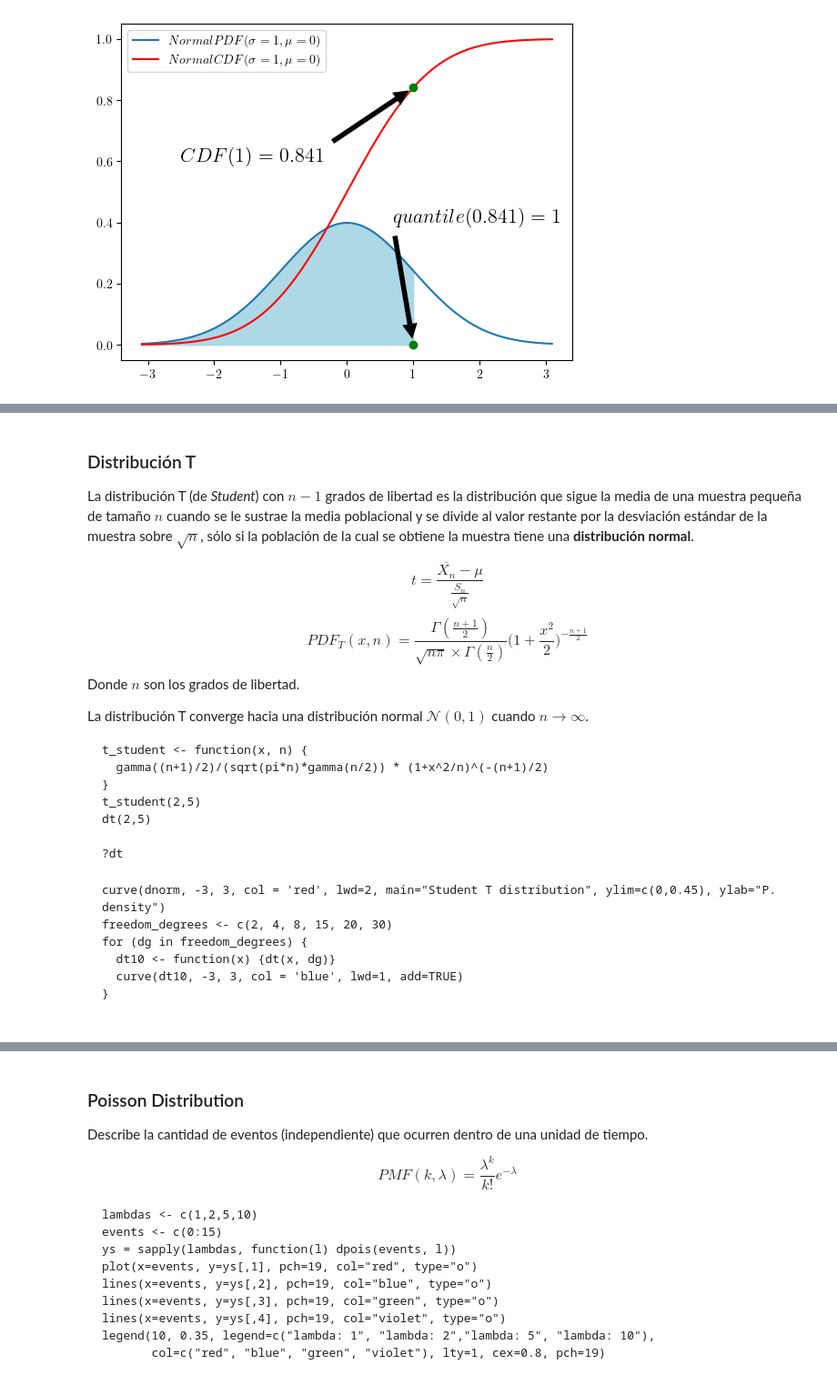
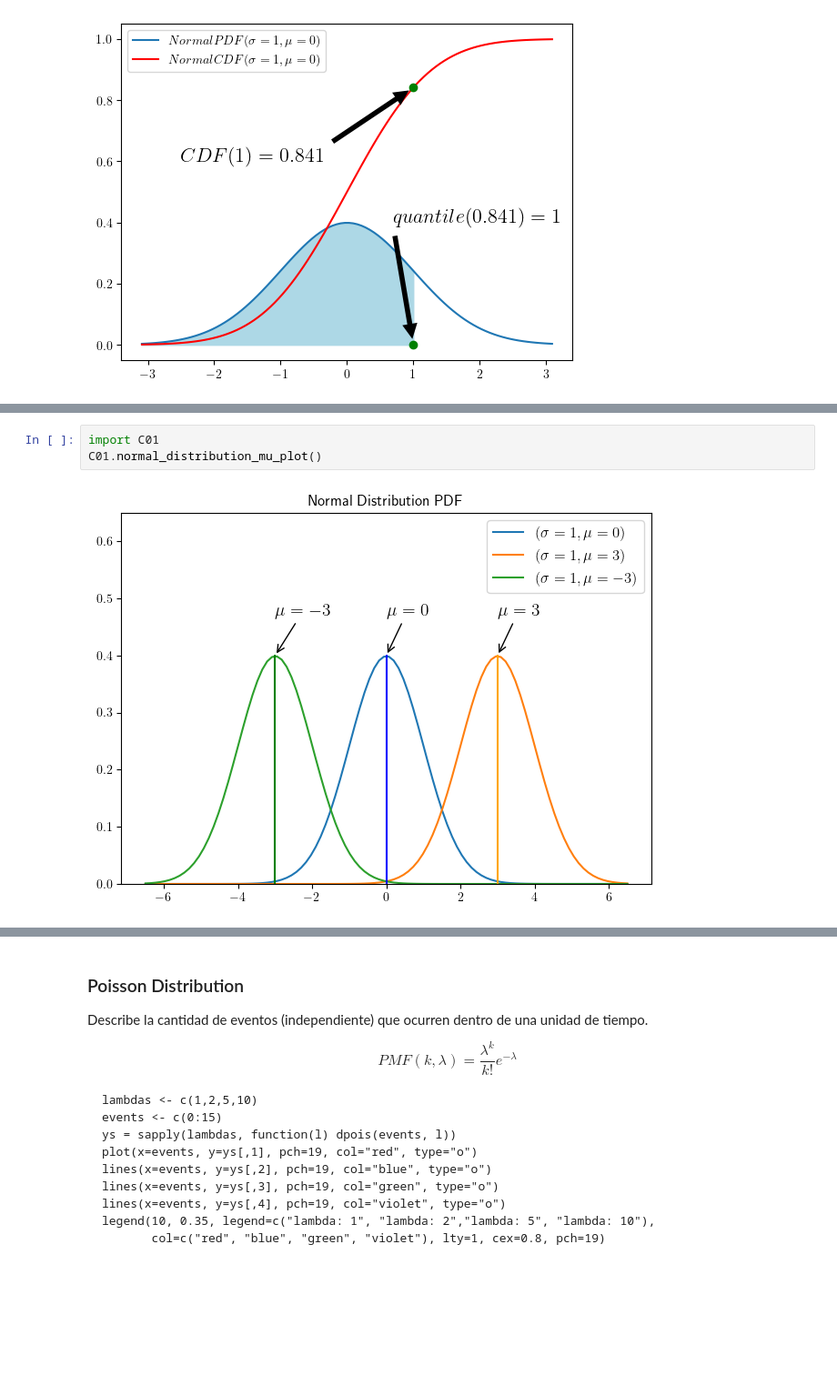
Before and after one commit to javieriserte/qualitative-data-course, a Jupyter notebook: classes/C01.1.Variables_y_funciones.ipynb, the cells around one changed output, grey strips where cells are left out. Shown at 91% size. Drawn from its saved outputs; the diff is of its cells as text; blank space fills up the shorter version.

````diff
--- a/classes/C01.1.Variables_y_funciones.ipynb
+++ b/classes/C01.1.Variables_y_funciones.ipynb
@@ -271,31 +180,5 @@ for (sample in samples) {
-# %% [markdown]
-
-### Distribución T
-
-La distribución T (de *Student*) con $n-1$ grados de libertad es la distribución que sigue la media de una muestra pequeña de tamaño $n$ cuando se le sustrae la media poblacional y se divide al valor restante por la desviación estándar de la muestra sobre $\sqrt{n}$, sólo si la población de la cual se obtiene la muestra tiene una **distribución normal**.
-
-$$t = \frac{\overline{X_{n}}-\mu}{\frac{S_{n}}{\sqrt{n}}}$$
-$$PDF_{T}(x, n) = \frac{\Gamma (\frac{n+1}{2})}{\sqrt{n\pi}\times \Gamma(\frac{n}{2})}\bigg(1+\frac{x^2}{2}\bigg)^{-\frac{n+1}{2}}$$
-Donde $n$ son los grados de libertad.
-
-La distribución T converge hacia una distribución normal $\mathcal{N}(0,1)$ cuando $n \rightarrow \infty$.
-
-```{r}
-t_student <- function(x, n) {
-  gamma((n+1)/2)/(sqrt(pi*n)*gamma(n/2)) * (1+x^2/n)^(-(n+1)/2)
-}
-t_student(2,5)
-dt(2,5)
-
-?dt
-```
-
-```{r}
-curve(dnorm, -3, 3, col = 'red', lwd=2, main="Student T distribution", ylim=c(0,0.45), ylab="P. density")
-freedom_degrees <- c(2, 4, 8, 15, 20, 30)
-for (dg in freedom_degrees) {
-  dt10 <- function(x) {dt(x, dg)}
-  curve(dt10, -3, 3, col = 'blue', lwd=1, add=TRUE)
-}
-
-```
+# %%
+import C01
+C01.normal_distribution_mu_plot()
+# %% [output]
+[figure, added]
````
Also changed, not shown: parts of 20 cells of this notebook, 1 other file.
